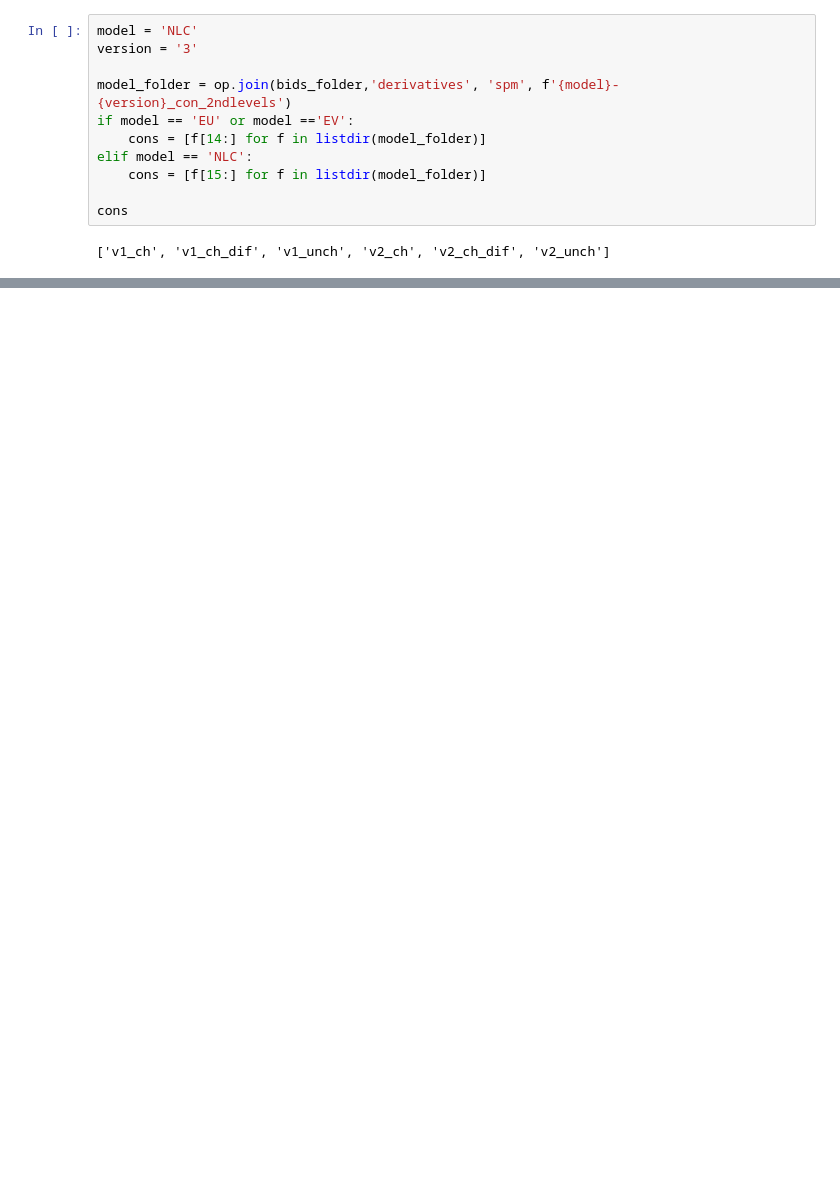
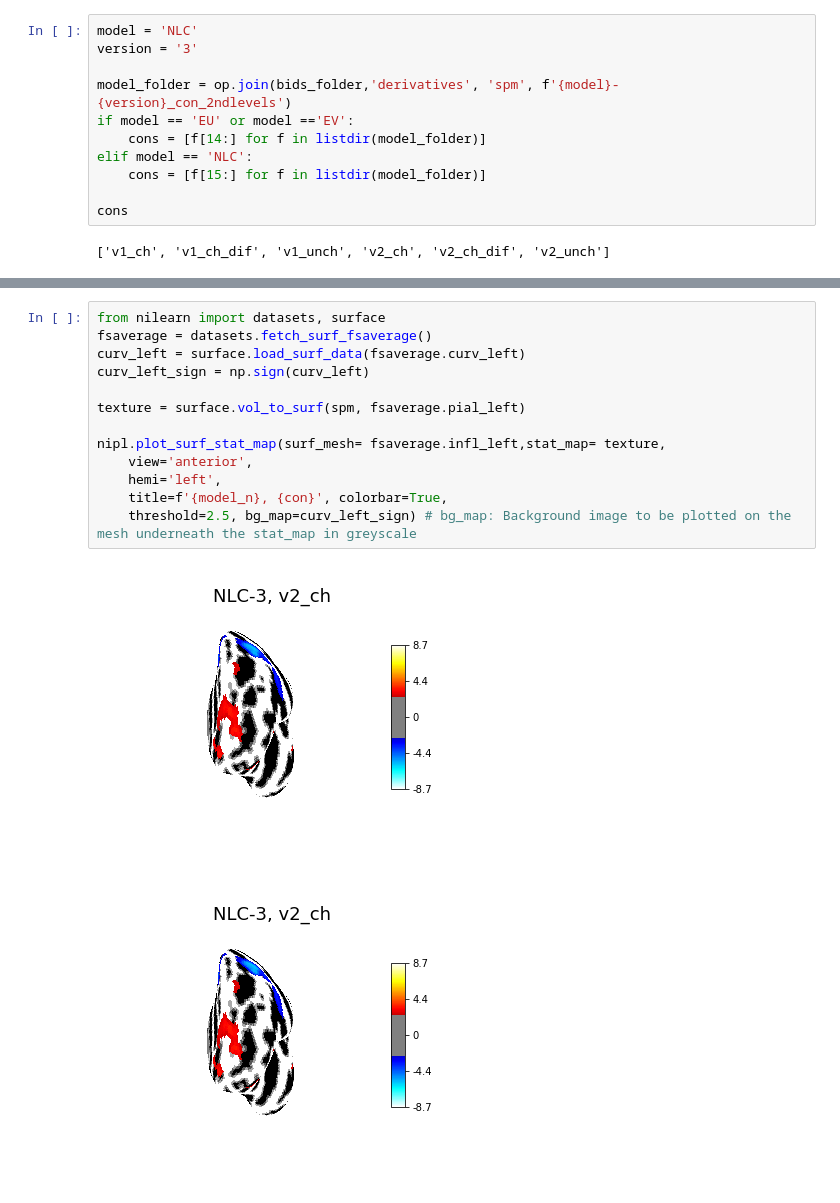
Before and after one commit to Gilles86/stress_risk, a Jupyter notebook: stress_risk/fmri_analysis/visualize/vis_2ndlevel_SPM.ipynb, the cells around one changed output, grey strips where cells are left out. Drawn from its saved outputs; the diff is of its cells as text; blank space fills up the shorter version.

```diff
--- a/stress_risk/fmri_analysis/visualize/vis_2ndlevel_SPM.ipynb
+++ b/stress_risk/fmri_analysis/visualize/vis_2ndlevel_SPM.ipynb
@@ -97,0 +108,16 @@ nipl.plot_surf_stat_map(surf_mesh= fsaverage.infl_right,stat_map= texture,
+# %%
+from nilearn import datasets, surface
+fsaverage = datasets.fetch_surf_fsaverage()
+curv_left = surface.load_surf_data(fsaverage.curv_left)
+curv_left_sign = np.sign(curv_left)
+
+texture = surface.vol_to_surf(spm, fsaverage.pial_left)
+
+nipl.plot_surf_stat_map(surf_mesh= fsaverage.infl_left,stat_map= texture,
+    view='anterior',
+    hemi='left',
+    title=f'{model_n}, {con}', colorbar=True,
+    threshold=2.5, bg_map=curv_left_sign) # bg_map: Background image to be plotted on the mesh underneath the stat_map in greyscale
+# %% [output]
+[figure, added]
+[figure, added]
```
Also changed, not shown: parts of 4 cells of this notebook, 18 other files.
